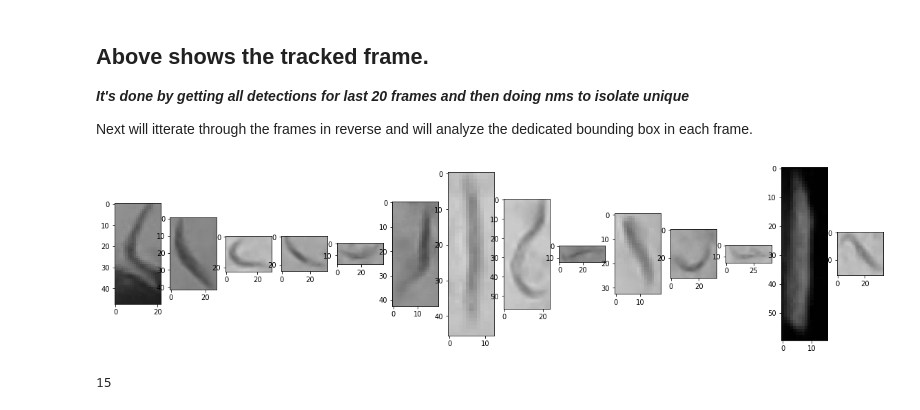
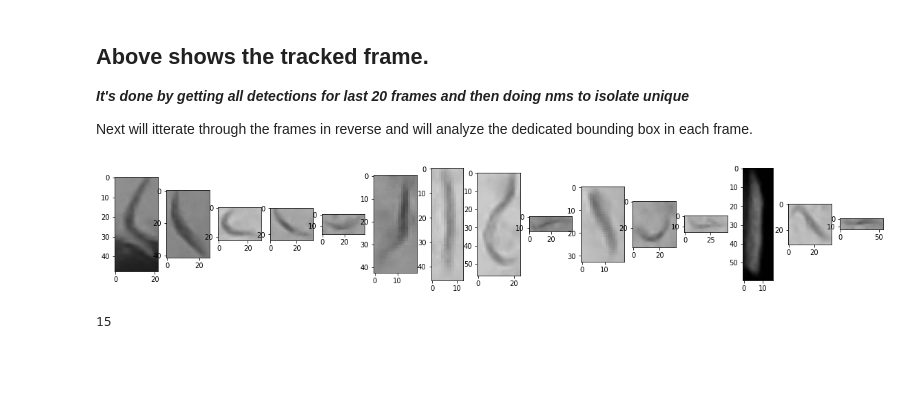
Before and after one commit to paolobif/TOD, a Jupyter notebook: test.ipynb, the cells around one changed output. Drawn from its saved outputs; the diff is of its cells as text; code cells hidden in the pictures; blank space fills up the shorter version.

```diff
--- a/test.ipynb
+++ b/test.ipynb
@@ -2,9 +2,12 @@
 from tod import CSV_Reader, WormViewer
 import cv2
 import numpy as np
+import time
 
 import matplotlib.pyplot as plt
-plt.rcParams["figure.figsize"] = (20,8)
+# plt.rcParams["figure.figsize"] = (20,8)
+plt.rcParams["figure.figsize"] = (20,3)
+
 
 from matplotlib import animation, rc
 from IPython.display import HTML
@@ -78,11 +78,11 @@ ___It's done by getting all detections for last 20 frames and then doing nms to
 Next will itterate through the frames in reverse and will analyze the dedicated bounding box in each frame.
 # %%
 viewer = WormViewer(csv_path, vid_path, first=2400)
-worms = viewer.fetch_worms(np.arange(0, 14, 1), 2400)
+worms = viewer.fetch_worms(np.arange(0, 15, 1), 2400)
 display_worms(worms)
 len(viewer.tracked)
 # %% [output]
-[figure, old version]
+[figure, new version]
 15
 # %%
 # Make worm video by worm id if video is true.
```
Also changed, not shown: parts of 10 cells of this notebook, 6 other files.
